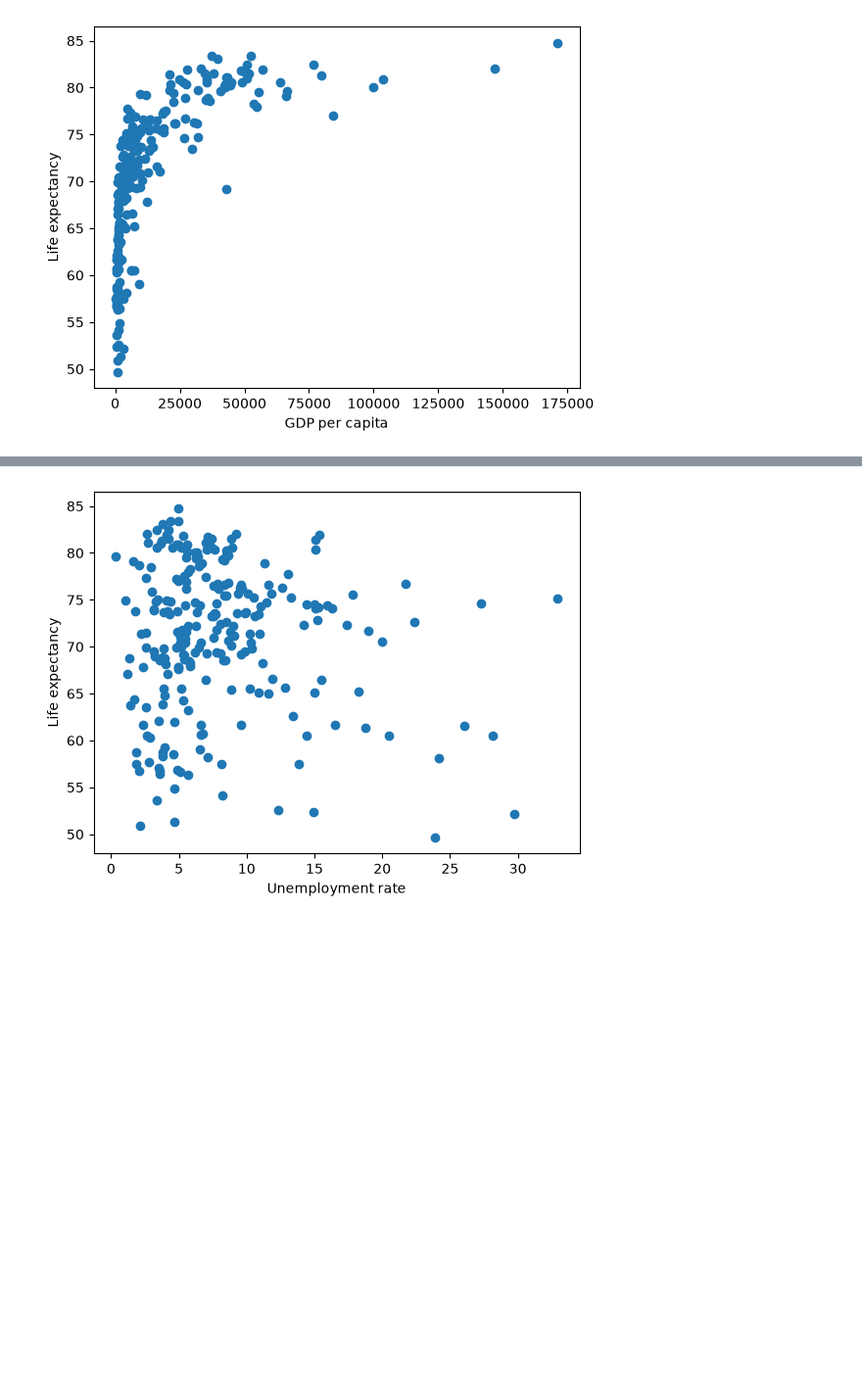
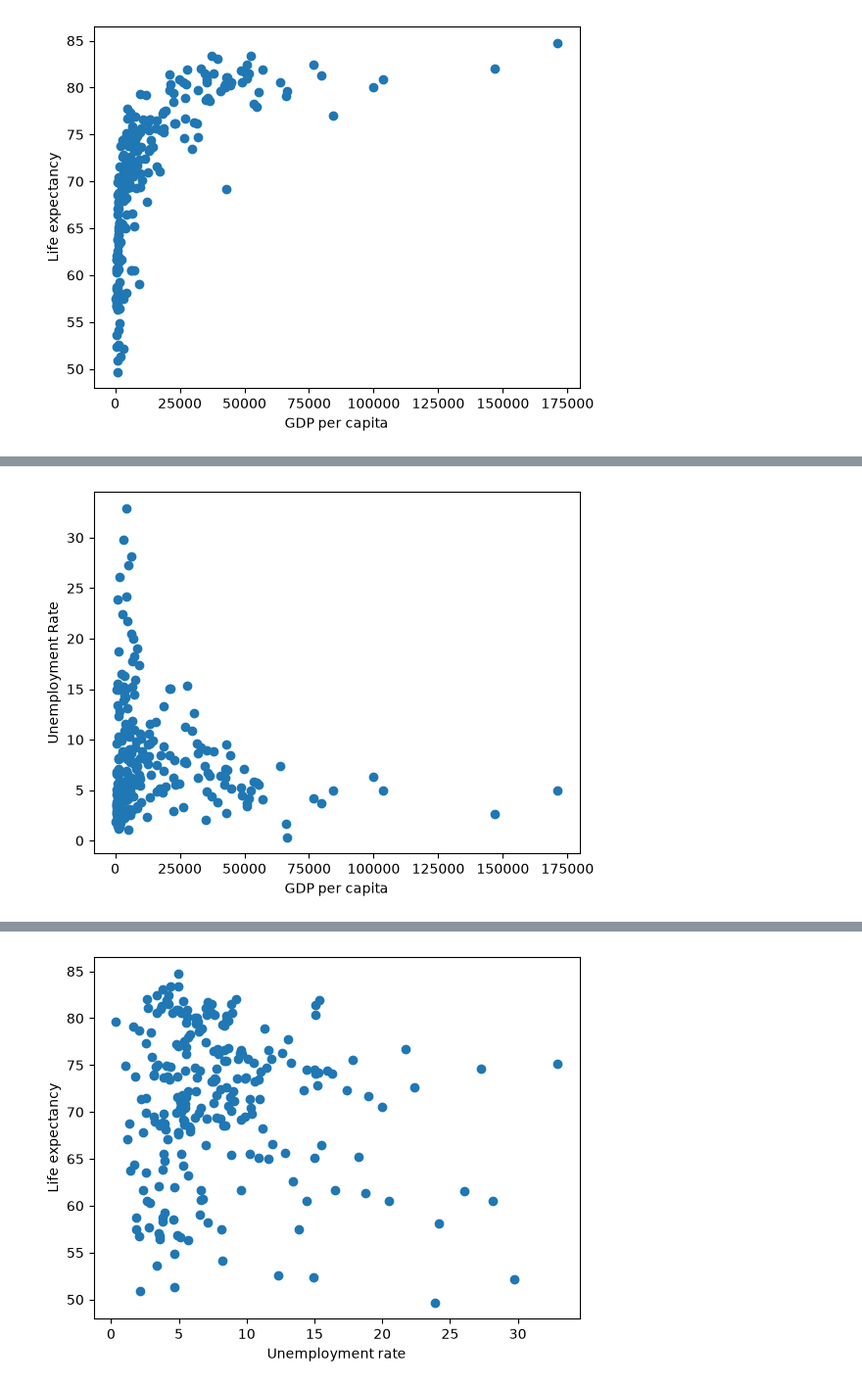
Before and after one commit to AkotoChristine/PDA_Assignment_2-, a Jupyter notebook: eda.ipynb, the cells around one changed output, grey strips where cells are left out. Shown at 98% size. Saved outputs shown, nothing was run; the diff lists cells and outputs as text; code cells hidden in the pictures; blank space fills up the shorter version.

```diff
--- a/eda.ipynb
+++ b/eda.ipynb
@@ -266,0 +290,8 @@ plt.show()
+# %%
+plt.scatter(data["GdpMean"], data["UnemploymentMean"])
+
+plt.xlabel("GDP per capita")
+plt.ylabel("Unemployment Rate")
+plt.show()
+# %% [output]
+[figure, added]
```
Also changed, not shown: parts of 9 cells of this notebook.
